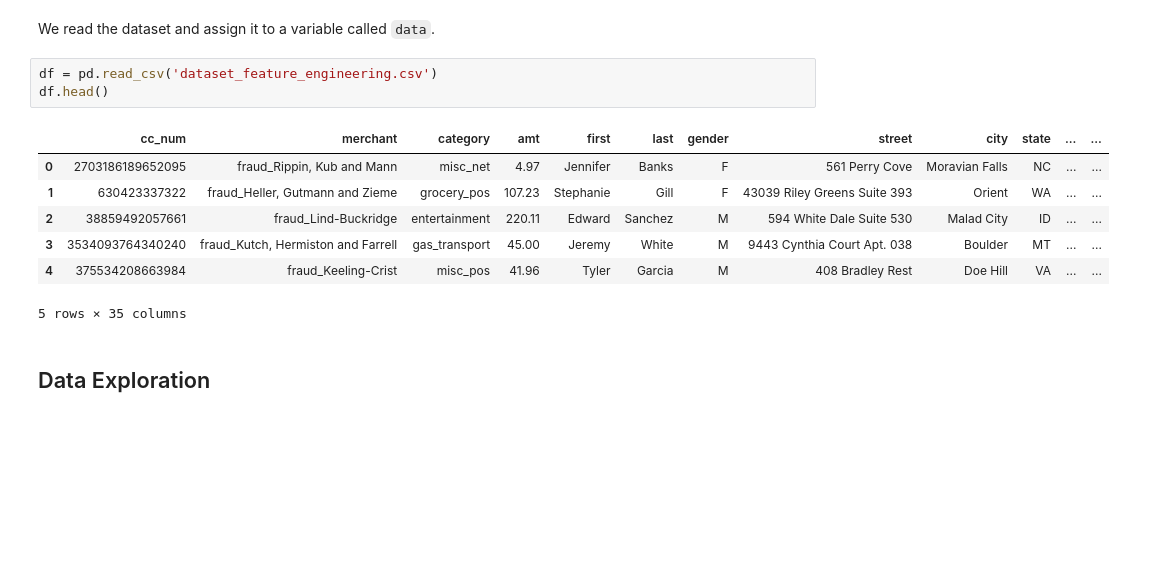
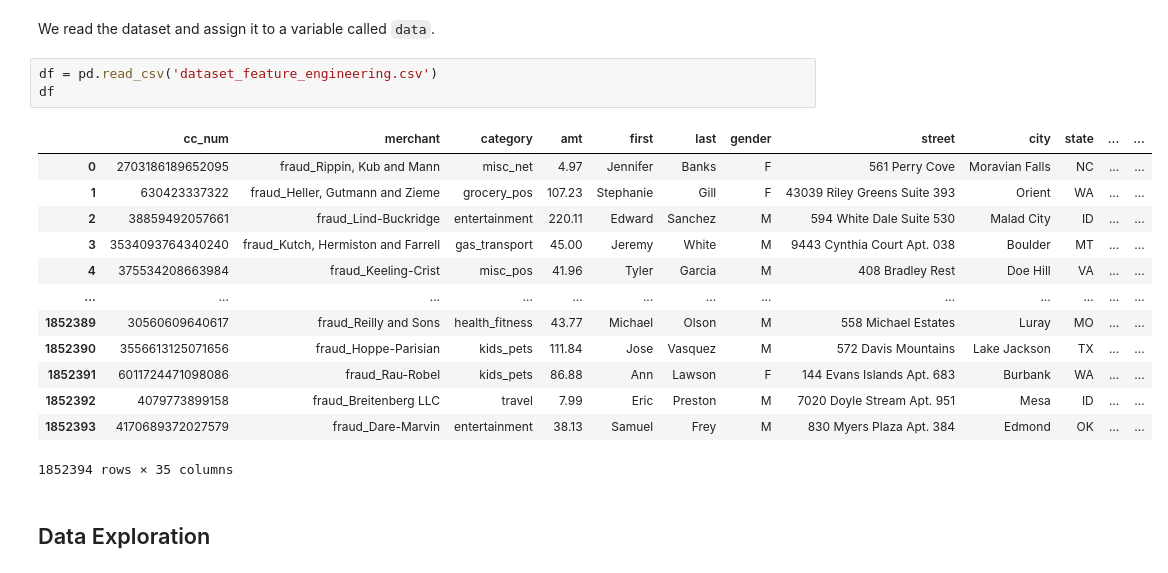
Before and after one commit to estebandonis/card_fraud_classification-SecurityDataScience, a Jupyter notebook: analysis.ipynb, the cells around one changed output. Saved outputs shown, nothing was run; the diff lists cells and outputs as text; blank space fills up the shorter version.

```diff
--- a/analysis.ipynb
+++ b/analysis.ipynb
@@ -5,17 +5,23 @@ import seaborn as sns
 import numpy as np
 # %% [markdown]
 We read the dataset and assign it to a variable called `data`.
-# %%
-df = pd.read_csv('dataset_feature_engineering.csv')
-df.head()
-# %% [output]
-|  | cc_num | merchant | category | amt | first | last | gender | street | city | state | ... | ... |
-| 0 | 2703186189652095 | fraud_Rippin, Kub and Mann | misc_net | 4.97 | Jennifer | Banks | F | 561 Perry Cove | Moravian Falls | NC | ... | ... |
-| 1 | 630423337322 | fraud_Heller, Gutmann and Zieme | grocery_pos | 107.23 | Stephanie | Gill | F | 43039 Riley Greens Suite 393 | Orient | WA | ... | ... |
-| 2 | 38859492057661 | fraud_Lind-Buckridge | entertainment | 220.11 | Edward | Sanchez | M | 594 White Dale Suite 530 | Malad City | ID | ... | ... |
-| 3 | 3534093764340240 | fraud_Kutch, Hermiston and Farrell | gas_transport | 45.00 | Jeremy | White | M | 9443 Cynthia Court Apt. 038 | Boulder | MT | ... | ... |
-| 4 | 375534208663984 | fraud_Keeling-Crist | misc_pos | 41.96 | Tyler | Garcia | M | 408 Bradley Rest | Doe Hill | VA | ... | ... |
-5 rows × 35 columns
+# %%
+df = pd.read_csv('dataset_feature_engineering.csv')
+df
+# %% [output]
+|  | cc_num | merchant | category | amt | first | last | gender | street | city | state | ... | ... |
+| 0 | 2703186189652095 | fraud_Rippin, Kub and Mann | misc_net | 4.97 | Jennifer | Banks | F | 561 Perry Cove | Moravian Falls | NC | ... | ... |
+| 1 | 630423337322 | fraud_Heller, Gutmann and Zieme | grocery_pos | 107.23 | Stephanie | Gill | F | 43039 Riley Greens Suite 393 | Orient | WA | ... | ... |
+| 2 | 38859492057661 | fraud_Lind-Buckridge | entertainment | 220.11 | Edward | Sanchez | M | 594 White Dale Suite 530 | Malad City | ID | ... | ... |
+| 3 | 3534093764340240 | fraud_Kutch, Hermiston and Farrell | gas_transport | 45.00 | Jeremy | White | M | 9443 Cynthia Court Apt. 038 | Boulder | MT | ... | ... |
+| 4 | 375534208663984 | fraud_Keeling-Crist | misc_pos | 41.96 | Tyler | Garcia | M | 408 Bradley Rest | Doe Hill | VA | ... | ... |
+| ... | ... | ... | ... | ... | ... | ... | ... | ... | ... | ... | ... | ... |
+| 1852389 | 30560609640617 | fraud_Reilly and Sons | health_fitness | 43.77 | Michael | Olson | M | 558 Michael Estates | Luray | MO | ... | ... |
+| 1852390 | 3556613125071656 | fraud_Hoppe-Parisian | kids_pets | 111.84 | Jose | Vasquez | M | 572 Davis Mountains | Lake Jackson | TX | ... | ... |
+| 1852391 | 6011724471098086 | fraud_Rau-Robel | kids_pets | 86.88 | Ann | Lawson | F | 144 Evans Islands Apt. 683 | Burbank | WA | ... | ... |
+| 1852392 | 4079773899158 | fraud_Breitenberg LLC | travel | 7.99 | Eric | Preston | M | 7020 Doyle Stream Apt. 951 | Mesa | ID | ... | ... |
+| 1852393 | 4170689372027579 | fraud_Dare-Marvin | entertainment | 38.13 | Samuel | Frey | M | 830 Myers Plaza Apt. 384 | Edmond | OK | ... | ... |
+1852394 rows × 35 columns
 # %% [markdown]
 ## Data Exploration
 # %%
```
Also changed, not shown: parts of 1 cell of this notebook, 2 other files.
